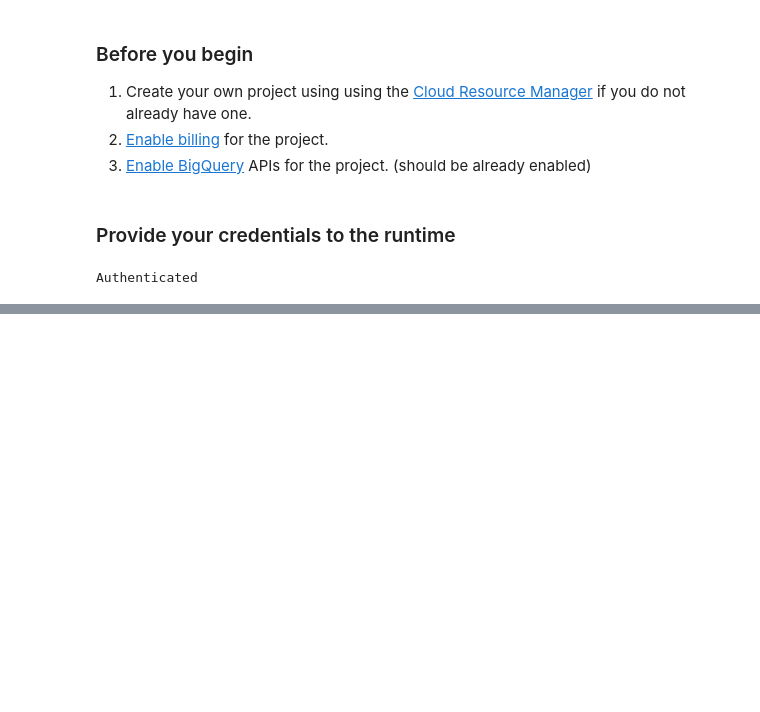
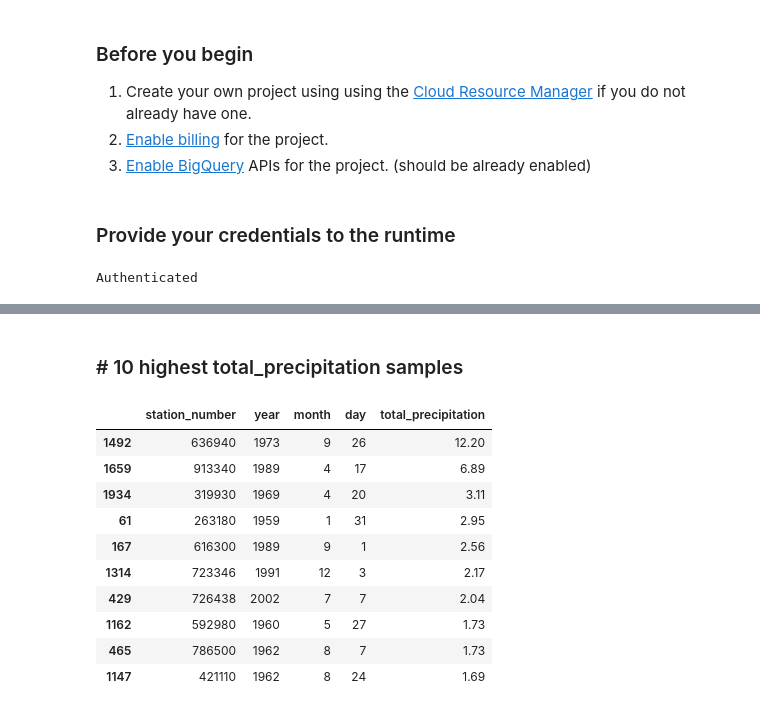
Before and after one commit to msaadsadiq/BigDataCourse, a Jupyter notebook: Assignment_1_SQL.ipynb, the cells around one changed output, grey strips where cells are left out. Drawn from its saved outputs; the diff is of its cells as text; code cells hidden in the pictures; blank space fills up the shorter version.

```diff
--- a/Assignment_1_SQL.ipynb
+++ b/Assignment_1_SQL.ipynb
@@ -105,0 +143,16 @@ df.sort_values('total_precipitation', ascending=False).head(10)[['station_number
+# %% [markdown]
+### # 10 highest total_precipitation samples
+# %%
+df_gc.sort_values('total_precipitation', ascending=False).head(10)[['station_number', 'year', 'month', 'day', 'total_precipitation']]
+# %% [output]
+|  | station_number | year | month | day | total_precipitation |
+| 1492 | 636940 | 1973 | 9 | 26 | 12.20 |
+| 1659 | 913340 | 1989 | 4 | 17 | 6.89 |
+| 1934 | 319930 | 1969 | 4 | 20 | 3.11 |
+| 61 | 263180 | 1959 | 1 | 31 | 2.95 |
+| 167 | 616300 | 1989 | 9 | 1 | 2.56 |
+| 1314 | 723346 | 1991 | 12 | 3 | 2.17 |
+| 429 | 726438 | 2002 | 7 | 7 | 2.04 |
+| 1162 | 592980 | 1960 | 5 | 27 | 1.73 |
+| 465 | 786500 | 1962 | 8 | 7 | 1.73 |
+| 1147 | 421110 | 1962 | 8 | 24 | 1.69 |
```
Also changed, not shown: parts of 38 cells of this notebook.
